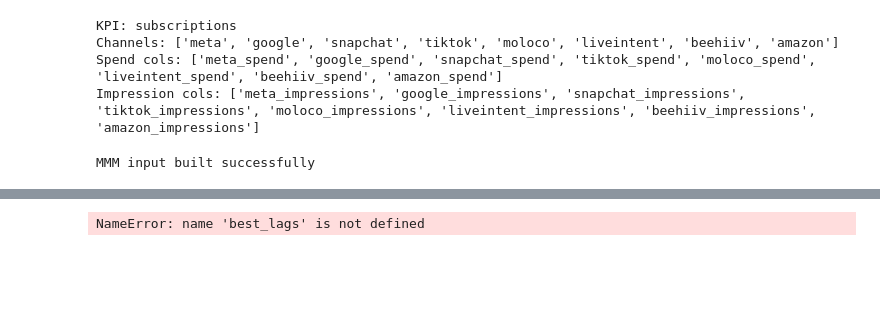
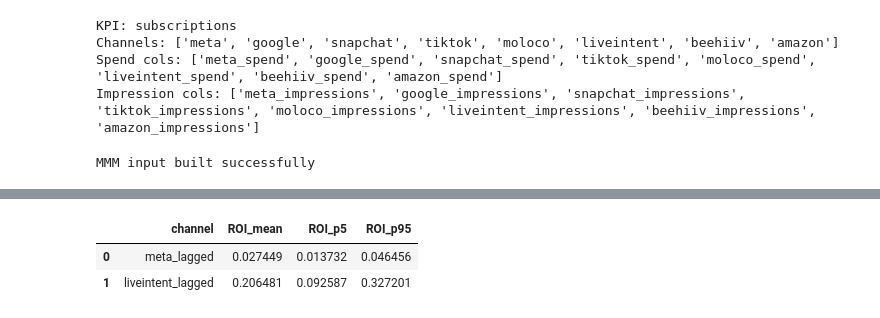
Before and after one commit to pstat197/BlueAlpha3-Synergy-Analysis, a Jupyter notebook: notebooks/base_model_reconciliation.ipynb, the cells around one changed output, grey strips where cells are left out. Drawn from its saved outputs; the diff is of its cells as text; code cells hidden in the pictures; blank space fills up the shorter version.

Commit message:
updated base reconciliation model added casual drivers

```diff
--- a/notebooks/base_model_reconciliation.ipynb
+++ b/notebooks/base_model_reconciliation.ipynb
@@ -205,7 +199,12 @@ model_fit = visualizer.ModelFit(mmm)
 model_fit.plot_model_fit()
 # %% [output]
 [interactive output not drawn]
-# %%
-best_lags[["target", "driver", "lag", "p_value", "fdr_q"]]
-# %% [output]
-NameError: name 'best_lags' is not defined
+# %%
+df_recon = df_model.copy()
+
+# Add lagged versions ONLY for causal drivers
+df_recon["meta_spend_lag3"] = df_recon["meta_spend"].shift(3)
+df_recon["liveintent_spend_lag3"] = df_recon["liveintent_spend"].shift(3)
+
+# Drop NA from lagging
+df_recon = df_recon.dropna().reset_index(drop=True)
@@ -211,0 +248,34 @@ NameError: name 'best_lags' is not defined
+# %%
+mmm_recon = model.Meridian(
+    input_data=mmm_data_recon,
+    model_spec=model_spec
+)
+
+mmm_recon.sample_posterior(
+    n_chains=1,
+    n_adapt=500,
+    n_burnin=500,
+    n_keep=500
+)
+# %%
+analyzer_recon = analyzer.Analyzer(mmm_recon)
+
+roi_recon = analyzer_recon.roi().numpy()
+roi_recon = np.squeeze(roi_recon)
+
+roi_mean_recon = roi_recon.mean(axis=0)
+roi_p5_recon = np.percentile(roi_recon, 5, axis=0)
+roi_p95_recon = np.percentile(roi_recon, 95, axis=0)
+
+results_recon = pd.DataFrame({
+    "channel": channels_recon,
+    "ROI_mean": roi_mean_recon,
+    "ROI_p5": roi_p5_recon,
+    "ROI_p95": roi_p95_recon
+})
+
+results_recon
+# %% [output]
+|  | channel | ROI_mean | ROI_p5 | ROI_p95 |
+| 0 | meta_lagged | 0.027449 | 0.013732 | 0.046456 |
+| 1 | liveintent_lagged | 0.206481 | 0.092587 | 0.327201 |
```
Also changed, not shown: parts of 6 cells of this notebook.
